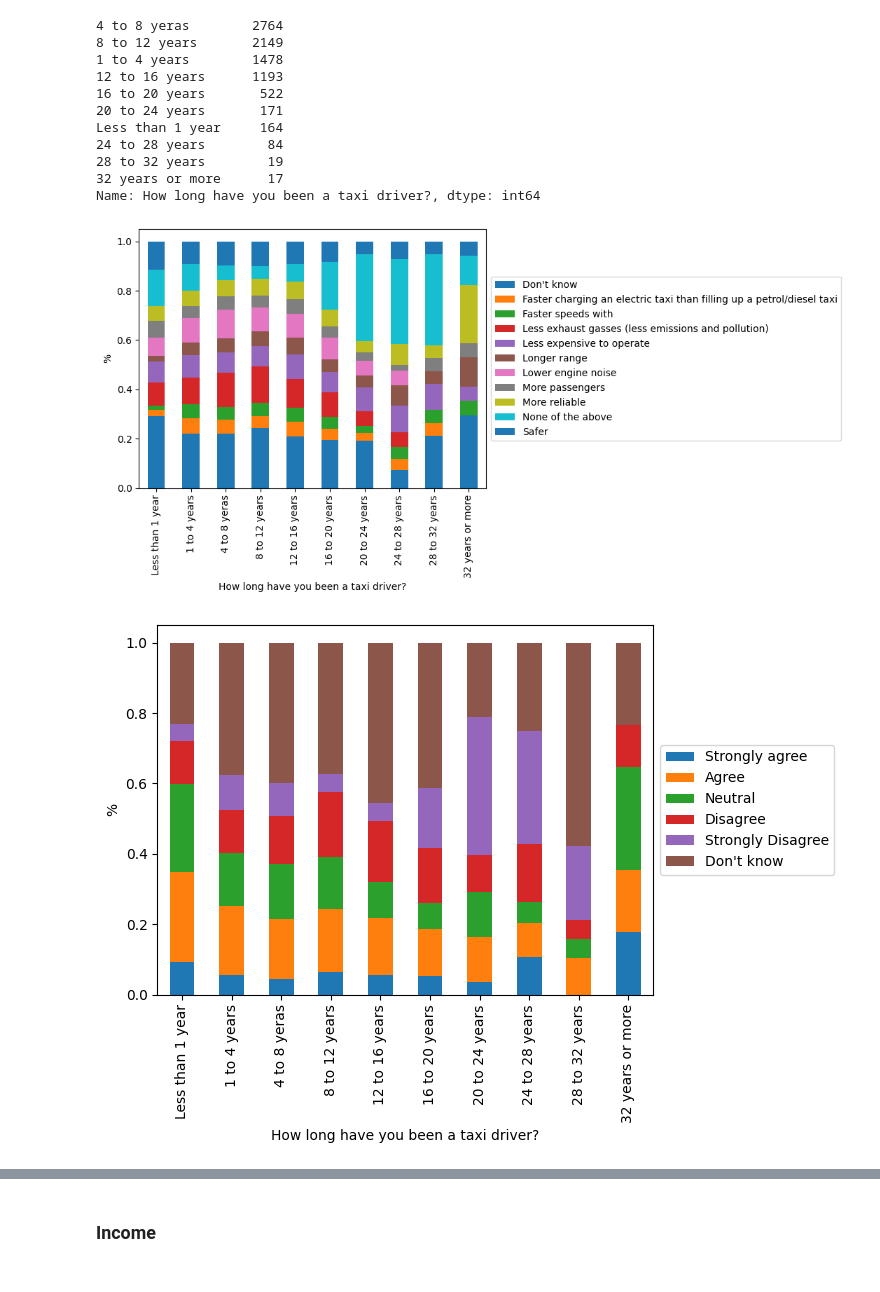
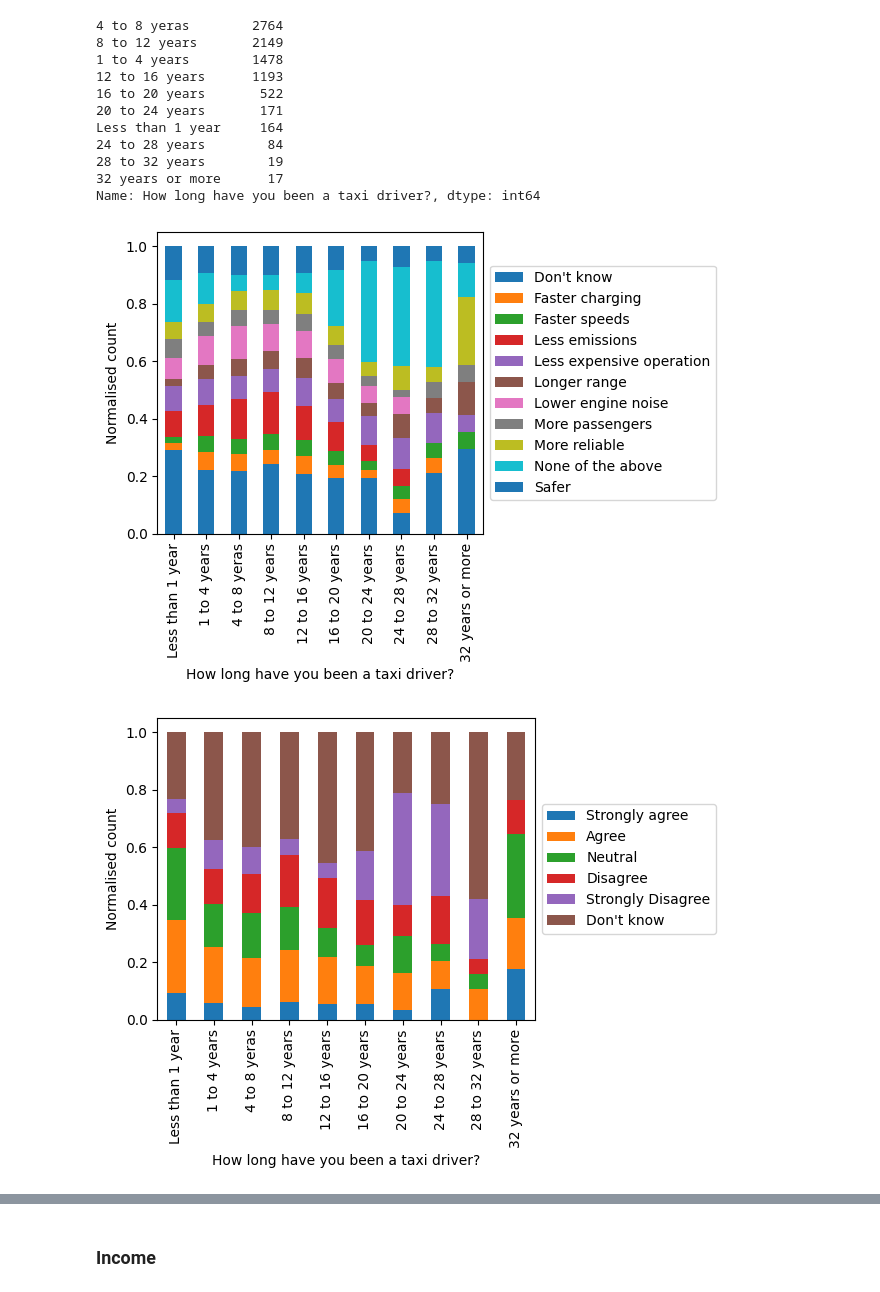
Before and after one commit to ChullEPG/taxi-survey, a Jupyter notebook: taxi_explore_perceptions.ipynb, the cells around one changed output, grey strips where cells are left out. Saved outputs shown, nothing was run; the diff lists cells and outputs as text; code cells hidden in the pictures.

```diff
--- a/taxi_explore_perceptions.ipynb
+++ b/taxi_explore_perceptions.ipynb
@@ -540,0 +938,18 @@ taxi_survey.plot_cost_perception_comparison(owner_service_cost_perceptions, owne
+# %%
+# Effect of cost perception on EV preferences
+df[owner_perceptions[-3]].value_counts(normalize = True)
+
+# target variable - mapped to unit interval
+df['owner_stated_prefs_mapping'] = df[owner_questions[-4]].map({'Strongly agree': 1, 'Agree': 1, 'Disagree': 0, 'Strongly Disagree': 0})
+
+# Concat target variable with predictor variables one hot encoded
+df_owner_cost_vs_prefs = pd.concat([df['owner_stated_prefs_mapping'], pd.get_dummies(df[owner_perceptions[-3]])], axis = 1) # drop first = true?
+
+df_owner_cost_vs_prefs.dropna(inplace = True)
+
+# Fit logistic regression model
+logit_model = sm.Logit(df_owner_cost_vs_prefs['owner_stated_prefs_mapping'], df_owner_cost_vs_prefs.drop('owner_stated_prefs_mapping', axis = 1))
+
+logit_results = logit_model.fit()
+
+print(logit_results.summary())
@@ -618,39 +1063,47 @@ Name: How long have you been a taxi driver?, dtype: int64
 # Driver perceptions
 df['driver_benefits_of_etaxi_exploded'] = df[driver_perceptions[0]].str.split(';')
 exploded_df_driver = df.explode('driver_benefits_of_etaxi_exploded')
 exploded_df_driver = exploded_df_driver[(exploded_df_driver['driver_benefits_of_etaxi_exploded'] != '') & (exploded_df_driver['driver_benefits_of_etaxi_exploded'].notnull())]
 
+
+# Indeces for ordering and graph cleanliness
+perceptions = ['Less expensive to operate', 'Less exhaust gasses (less emissions and pollution)', 'Lower engine noise', 'Safer', 'More reliable',  'Faster charging an electric taxi than filling up a petrol/diesel taxi', 'More passengers', 'Faster speeds with', 'Longer range', "None of the above", "Don't know"]
+perceptions_index = ['Less expensive operation', 'Less pollution', 'Lower engine noise', 'Safer', 'More reliable',  'Faster charging', 'More passengers', 'Faster speeds', 'Longer range', "None of the above", "Don't know"]
+
+handles = ["Don't know", "Faster charging", "Faster speeds", "Less emissions", "Less expensive operation", "Longer range", "Lower engine noise", "More passengers", "More reliable", "None of the above", "Safer"]
+## Plotting
 order_length = ['Less than 1 year', '1 to 4 years', '4 to 8 yeras', '8 to 12 years', '12 to 16 years', '16 to 20 years', '20 to 24 years', '24 to 28 years', '28 to 32 years', '32 years or more']
 pd.crosstab(exploded_df_driver[driver_questions[0]], exploded_df_driver['driver_benefits_of_etaxi_exploded'], normalize = 'index').reindex(order_length).plot(kind = 'bar', stacked = True)
-plt.legend(bbox_to_anchor = (1.0,0.5), loc = 'center left')
-plt.ylabel('%')
-
+plt.legend(labels = handles, bbox_to_anchor = (1.0,0.5), loc = 'center left')
+plt.ylabel('Normalised count')
+plt.tight_layout()
 plt.savefig('figures/length_owned_vs_benefits_of_etaxi.png')
 plt.show()
 
 order_prefs = [ 'Strongly agree', 'Agree', 'Neutral' , 'Disagree', 'Strongly Disagree', "Don't know"]
 
 pd.crosstab(exploded_df_driver[driver_questions[0]], exploded_df_driver[driver_perceptions[2]], normalize = 'index')[order_prefs].reindex(order_length).plot(kind = 'bar', stacked = True)
 plt.legend(bbox_to_anchor = (1.0,0.5), loc = 'center left')
-plt.ylabel('%')
+plt.ylabel('Normalised count')
+plt.tight_layout()
 plt.savefig('figures/length_owned_vs_prefers_taxi.png')
 plt.show()
 
 # pd.crosstab(exploded_df_driver[driver_questions[0]], exploded_df[climate_change[0]], normalize = 'index').plot(kind = 'bar', stacked = True)
 # plt.legend(bbox_to_anchor = (1.0,0.5), loc = 'center left')
 # plt.show()
 
 
 
 boxplot_df = pd.concat([exploded_df_driver[climate_change[0]], exploded_df_driver[driver_questions[0]]], axis = 1)
 ax = sns.boxplot(x = boxplot_df.columns[0], y = boxplot_df.columns[1], data = boxplot_df, order = order_length)
 plt.ylabel('')
 plt.tight_layout()
 plt.savefig('figures/length_owned_vs_climate_concern.png')
 plt.show()
 # %% [output]
-[figure, old version]
+[figure, new version]
-[figure, old version]
+[figure, new version]
 [figure]
 # %% [markdown]
 ### Income
```
Also changed, not shown: parts of 29 cells of this notebook, 1 other file.
